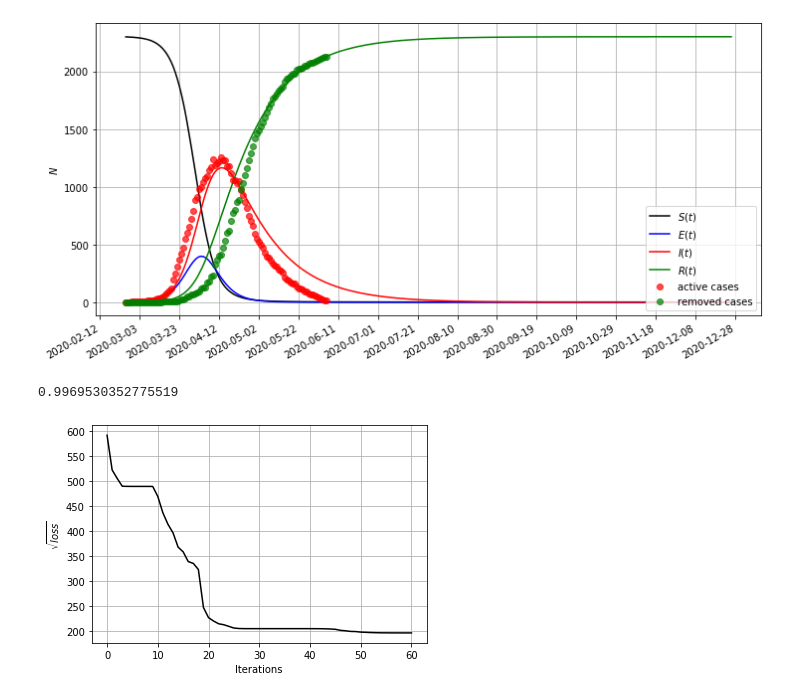
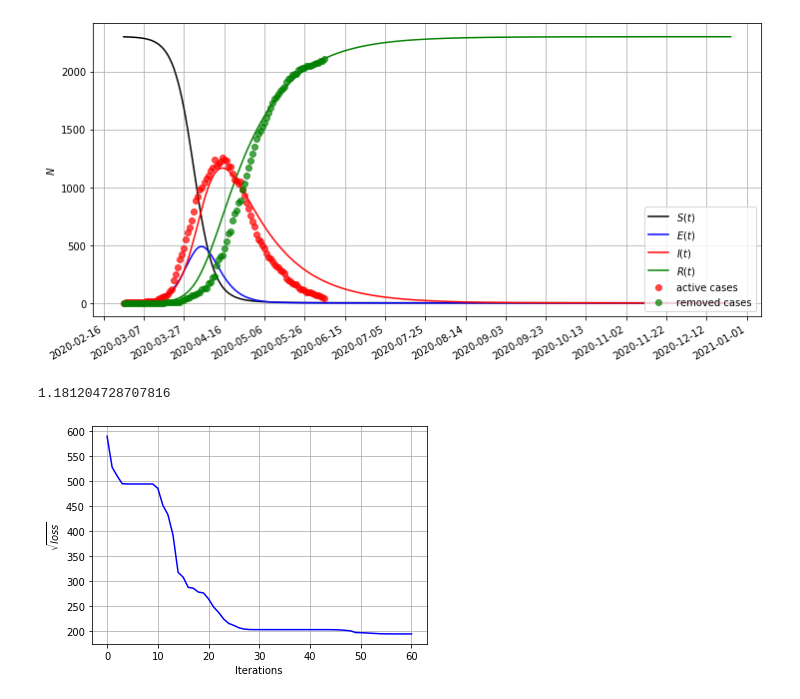
Before and after one commit to akapet00/coropy, a Jupyter notebook: sandbox/00-Modified-SEIR-Prototype.ipynb, the cells around one changed output. Saved outputs shown, nothing was run; the diff lists cells and outputs as text; code cells hidden in the pictures.

```diff
--- a/sandbox/00-Modified-SEIR-Prototype.ipynb
+++ b/sandbox/00-Modified-SEIR-Prototype.ipynb
@@ -15,7 +15,7 @@ removed_cases = recovered_cases + death_cases
 active_cases = confirmed_cases - removed_cases
 
 # 1st wave
-start_date_1 = dt.datetime(2020, 2, 25)
+start_date_1 = dt.datetime(2020, 2, 26)
 end_date_1 = dt.datetime(2020, 6, 5)
 diff = abs((end_date_1 - start_date_1).days)
 removed_cases_1 = recovered_cases[:diff+1]
@@ -325,16 +325,16 @@ R_eff, loss = simulate(
     epidemics_start_date=start_date_1,
 )
 # %% [output]
-[figure, old version]
+[figure, new version]
 # %%
 R_eff
 # %% [output]
-0.9969530352775519
+1.181204728707816
 # %%
-plt.plot(np.sqrt(loss), 'k-')
+plt.plot(np.sqrt(loss), 'b-')
 plt.xlabel('Iterations')
 plt.ylabel(r'$\sqrt{loss}$')
 plt.grid()
 plt.show()
 # %% [output]
-[figure, old version]
+[figure, new version]
```
Also changed, not shown: 2 other files.
